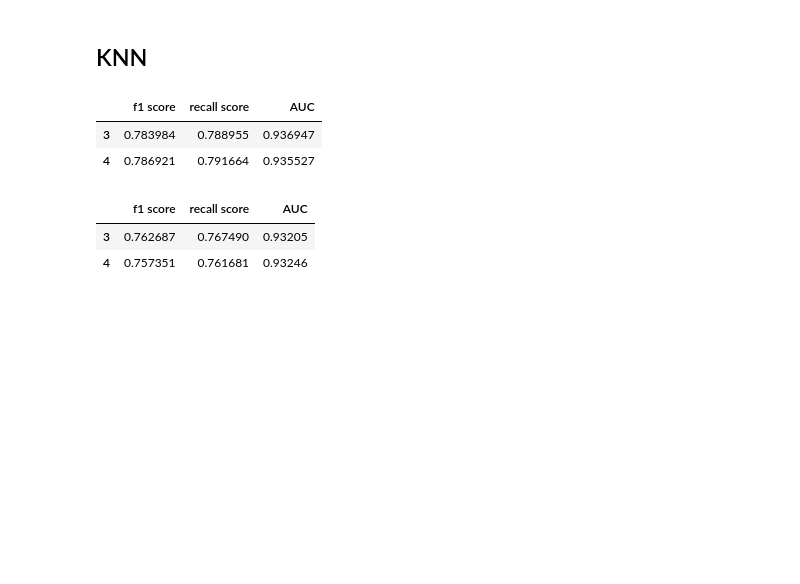
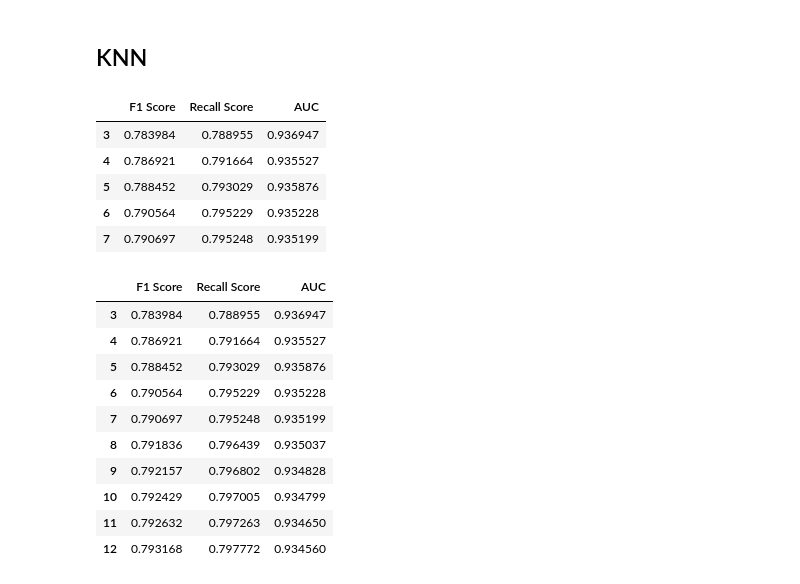
Before and after one commit to Andres20-Utec/Proyecto-2-AI, a Jupyter notebook: proyecto.ipynb, the cells around one changed output. Saved outputs shown, nothing was run; the diff lists cells and outputs as text; code cells hidden in the pictures; blank space fills up the shorter version.

```diff
--- a/proyecto.ipynb
+++ b/proyecto.ipynb
@@ -198,19 +260,32 @@ end = 13
 resultados = {}
 for i in range(begin, end, 1):
     resultados[i] = K_fold_cross_validation(X_train, y_train, X_test, y_test, knn, None, k = i, model_name="KNN")
-knn_kfold = pd.DataFrame(resultados, index=["F1 Score", "Recall Score", "AUC"])
+knn_kfold = pd.DataFrame(resultados, index=["F1 Score", "Recall Score", "AUC", "Precision"])
 knn_kfold.T.head()
 # %% [output]
-|  | f1 score | recall score | AUC |
+|  | F1 Score | Recall Score | AUC |
 | 3 | 0.783984 | 0.788955 | 0.936947 |
 | 4 | 0.786921 | 0.791664 | 0.935527 |
+| 5 | 0.788452 | 0.793029 | 0.935876 |
+| 6 | 0.790564 | 0.795229 | 0.935228 |
+| 7 | 0.790697 | 0.795248 | 0.935199 |
+# %%
+knn_kfold.T
+# %% [output]
+|  | F1 Score | Recall Score | AUC |
+| 3 | 0.783984 | 0.788955 | 0.936947 |
+| 4 | 0.786921 | 0.791664 | 0.935527 |
+| 5 | 0.788452 | 0.793029 | 0.935876 |
+| 6 | 0.790564 | 0.795229 | 0.935228 |
+| 7 | 0.790697 | 0.795248 | 0.935199 |
+| 8 | 0.791836 | 0.796439 | 0.935037 |
+| 9 | 0.792157 | 0.796802 | 0.934828 |
+| 10 | 0.792429 | 0.797005 | 0.934799 |
+| 11 | 0.792632 | 0.797263 | 0.934650 |
+| 12 | 0.793168 | 0.797772 | 0.934560 |
 # %%
 resultados = {}
 for i in range(begin, end, 1):
     resultados[i]= Bootstrap(X_train, y_train, X_test, y_test, knn, rs, k = i, model_name="KNN")
-knn_bootstrap = pd.DataFrame(resultados, index=["F1 score", "Recall score", "AUC"])
+knn_bootstrap = pd.DataFrame(resultados, index=["F1 score", "Recall score", "AUC", "Precision"])
 knn_bootstrap.T.head()
-# %% [output]
-|  | f1 score | recall score | AUC |
-| 3 | 0.762687 | 0.767490 | 0.93205 |
-| 4 | 0.757351 | 0.761681 | 0.93246 |
```
Also changed, not shown: parts of 13 cells of this notebook.
